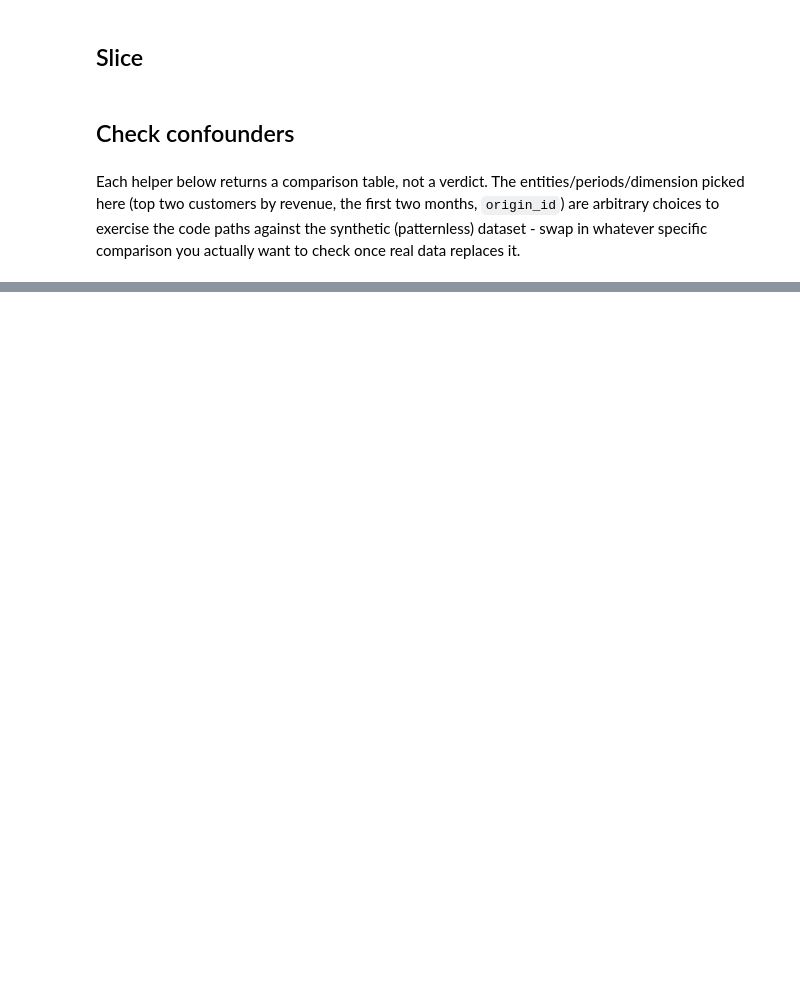
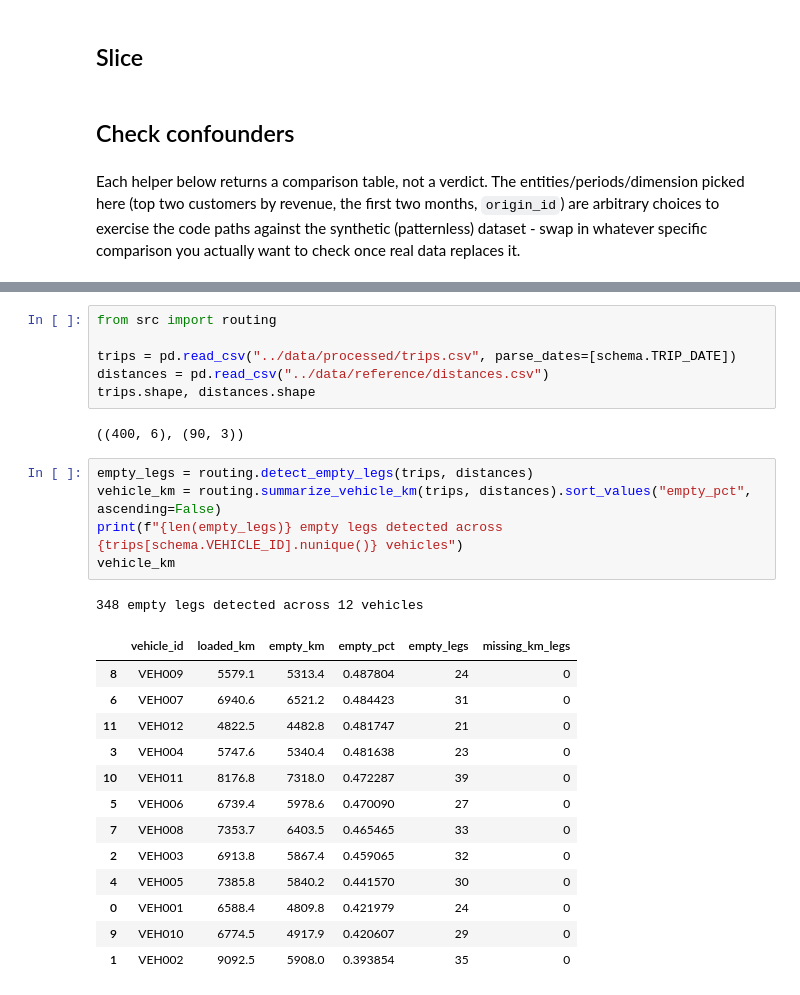
Before and after one commit to hrishikeshkedia-prog/ledger-margin-analysis, a Jupyter notebook: notebooks/01_explore.ipynb, the cells around one changed output, grey strips where cells are left out. Cells and saved outputs as stored; diff of their text form; blank space fills up the shorter version.

```diff
--- a/notebooks/01_explore.ipynb
+++ b/notebooks/01_explore.ipynb
@@ -67,0 +134,28 @@ display(confounder.accrual_vs_cash_view(ledger_with_margin))
+# %%
+from src import routing
+
+trips = pd.read_csv("../data/processed/trips.csv", parse_dates=[schema.TRIP_DATE])
+distances = pd.read_csv("../data/reference/distances.csv")
+trips.shape, distances.shape
+# %% [output]
+((400, 6), (90, 3))
+# %%
+empty_legs = routing.detect_empty_legs(trips, distances)
+vehicle_km = routing.summarize_vehicle_km(trips, distances).sort_values("empty_pct", ascending=False)
+print(f"{len(empty_legs)} empty legs detected across {trips[schema.VEHICLE_ID].nunique()} vehicles")
+vehicle_km
+# %% [output]
+348 empty legs detected across 12 vehicles
+|  | vehicle_id | loaded_km | empty_km | empty_pct | empty_legs | missing_km_legs |
+| 8 | VEH009 | 5579.1 | 5313.4 | 0.487804 | 24 | 0 |
+| 6 | VEH007 | 6940.6 | 6521.2 | 0.484423 | 31 | 0 |
+| 11 | VEH012 | 4822.5 | 4482.8 | 0.481747 | 21 | 0 |
+| 3 | VEH004 | 5747.6 | 5340.4 | 0.481638 | 23 | 0 |
+| 10 | VEH011 | 8176.8 | 7318.0 | 0.472287 | 39 | 0 |
+| 5 | VEH006 | 6739.4 | 5978.6 | 0.470090 | 27 | 0 |
+| 7 | VEH008 | 7353.7 | 6403.5 | 0.465465 | 33 | 0 |
+| 2 | VEH003 | 6913.8 | 5867.4 | 0.459065 | 32 | 0 |
+| 4 | VEH005 | 7385.8 | 5840.2 | 0.441570 | 30 | 0 |
+| 0 | VEH001 | 6588.4 | 4809.8 | 0.421979 | 24 | 0 |
+| 9 | VEH010 | 6774.5 | 4917.9 | 0.420607 | 29 | 0 |
+| 1 | VEH002 | 9092.5 | 5908.0 | 0.393854 | 35 | 0 |
```
Also changed, not shown: parts of 5 cells of this notebook.
